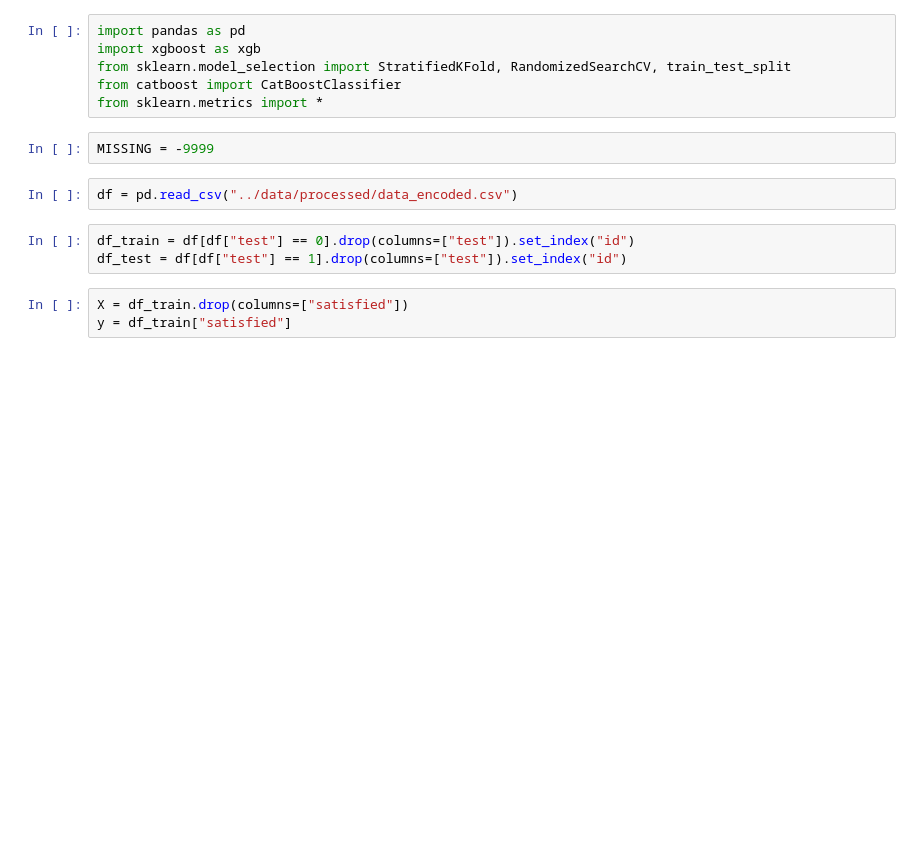
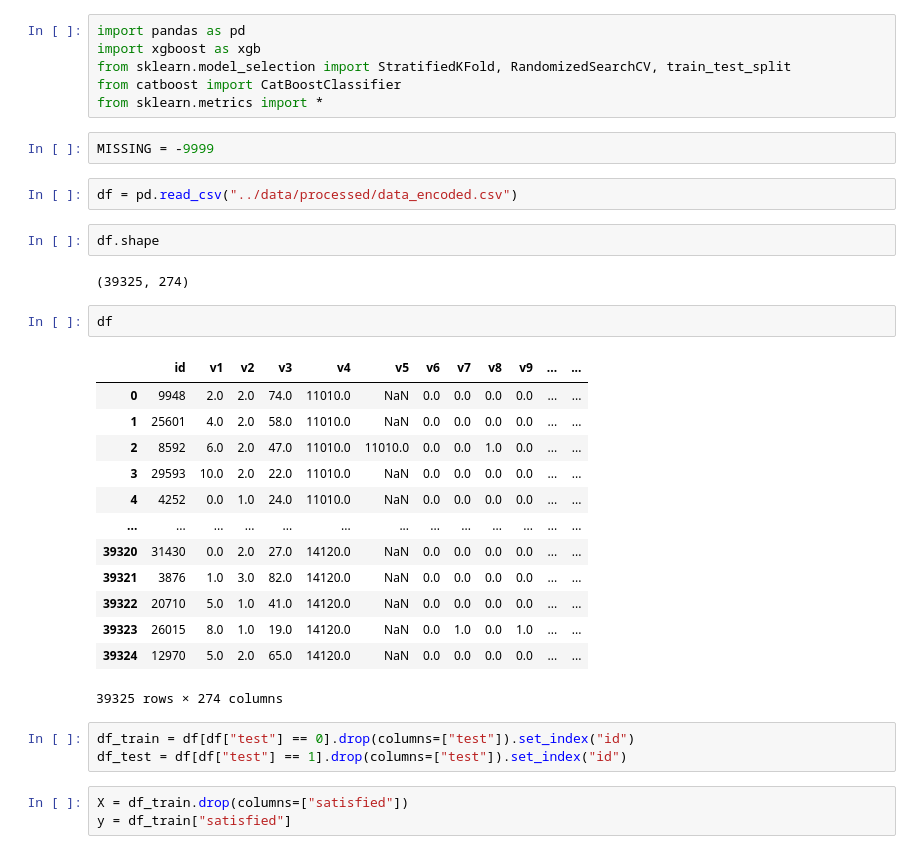
Before and after one commit to tingwei758/Predicting-Life-Satisfaction, a Jupyter notebook: notebooks/CATBoost_Tuning.ipynb, the cells around one changed output. Cells and saved outputs as stored; diff of their text form; blank space fills up the shorter version.

```diff
--- a/notebooks/CATBoost_Tuning.ipynb
+++ b/notebooks/CATBoost_Tuning.ipynb
@@ -8,6 +8,26 @@ from sklearn.metrics import *
 MISSING = -9999
 # %%
 df = pd.read_csv("../data/processed/data_encoded.csv")
+# %%
+df.shape
+# %% [output]
+(39325, 274)
+# %%
+df
+# %% [output]
+|  | id | v1 | v2 | v3 | v4 | v5 | v6 | v7 | v8 | v9 | ... | ... |
+| 0 | 9948 | 2.0 | 2.0 | 74.0 | 11010.0 | NaN | 0.0 | 0.0 | 0.0 | 0.0 | ... | ... |
+| 1 | 25601 | 4.0 | 2.0 | 58.0 | 11010.0 | NaN | 0.0 | 0.0 | 0.0 | 0.0 | ... | ... |
+| 2 | 8592 | 6.0 | 2.0 | 47.0 | 11010.0 | 11010.0 | 0.0 | 0.0 | 1.0 | 0.0 | ... | ... |
+| 3 | 29593 | 10.0 | 2.0 | 22.0 | 11010.0 | NaN | 0.0 | 0.0 | 0.0 | 0.0 | ... | ... |
+| 4 | 4252 | 0.0 | 1.0 | 24.0 | 11010.0 | NaN | 0.0 | 0.0 | 0.0 | 0.0 | ... | ... |
+| ... | ... | ... | ... | ... | ... | ... | ... | ... | ... | ... | ... | ... |
+| 39320 | 31430 | 0.0 | 2.0 | 27.0 | 14120.0 | NaN | 0.0 | 0.0 | 0.0 | 0.0 | ... | ... |
+| 39321 | 3876 | 1.0 | 3.0 | 82.0 | 14120.0 | NaN | 0.0 | 0.0 | 0.0 | 0.0 | ... | ... |
+| 39322 | 20710 | 5.0 | 1.0 | 41.0 | 14120.0 | NaN | 0.0 | 0.0 | 0.0 | 0.0 | ... | ... |
+| 39323 | 26015 | 8.0 | 1.0 | 19.0 | 14120.0 | NaN | 0.0 | 1.0 | 0.0 | 1.0 | ... | ... |
+| 39324 | 12970 | 5.0 | 2.0 | 65.0 | 14120.0 | NaN | 0.0 | 0.0 | 0.0 | 0.0 | ... | ... |
+39325 rows × 274 columns
 # %%
 df_train = df[df["test"] == 0].drop(columns=["test"]).set_index("id")
 df_test = df[df["test"] == 1].drop(columns=["test"]).set_index("id")
```
Also changed, not shown: parts of 5 cells of this notebook, 15 other files.
